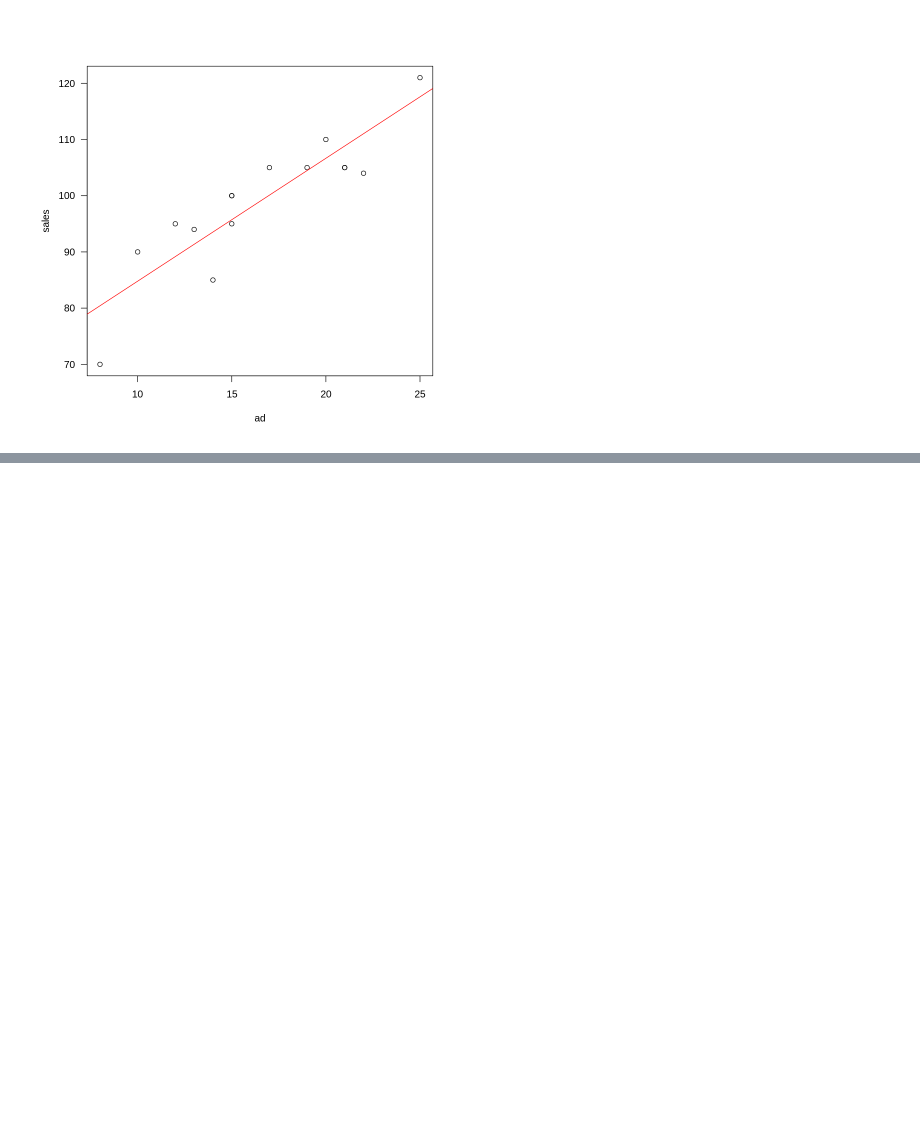
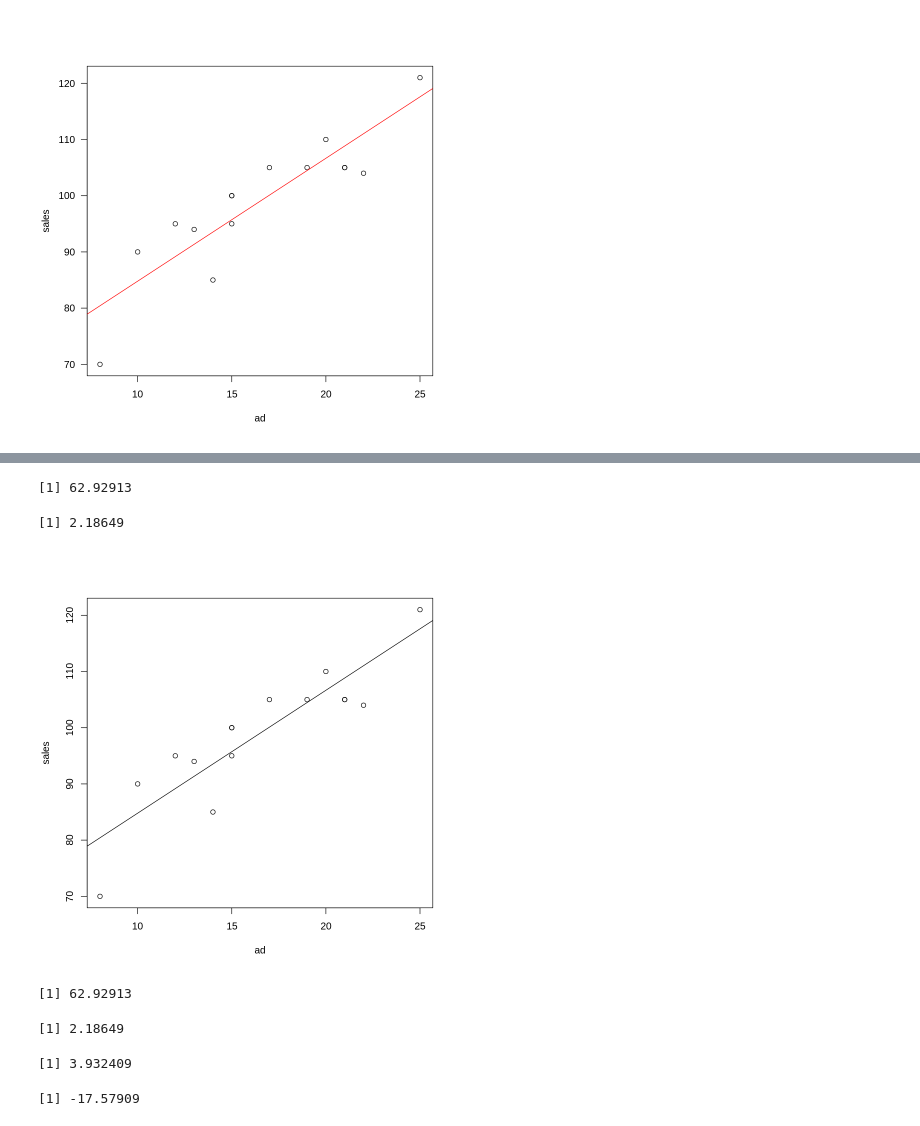
Before and after one commit to LesNEIGE/r_stastics, a Jupyter notebook: 16regression.ipynb, the cells around one changed output, grey strips where cells are left out. Cells and saved outputs as stored; diff of their text form; code cells hidden in the pictures; blank space fills up the shorter version.

```diff
--- a/16regression.ipynb
+++ b/16regression.ipynb
@@ -33,0 +93,12 @@ abline(lm(sales~ad), col = 'red')
+# %%
+# 광고비
+b <- cor(ad, sales) * (sd(sales) / sd(ad))
+a <- mean(sales) - b*mean(ad)
+a
+b
+plot(ad, sales)
+abline(lm(sales~ad), col = 'black')
+# %% [output]
+[1] 62.92913
+[1] 2.18649
+[figure, added]
@@ -33,0 +109,24 @@ abline(lm(sales~ad), col = 'red')
+# %%
+# b <- sum((ad - mean(ad))*(sales - mean(sales))) / sum((ad - mean(ad))^2)
+upper <- sum((ad - mean(ad))*(sales - mean(sales)))
+lower <- sum((ad - mean(ad))^2)
+b <- upper/ lower
+a <- mean(sales) - mean(ad)*b
+a
+b
+# %% [output]
+[1] 62.92913
+[1] 2.18649
+# %%
+ms <- mean(s)
+md <- mean(d)
+
+upper <- sum((s - ms)*(d- md))
+lower <- sum((s - ms)**2)
+b <- upper / lower
+a <- md - (ms * b)
+b
+a
+# %% [output]
+[1] 3.932409
+[1] -17.57909
```
Also changed, not shown: parts of 28 cells of this notebook.
